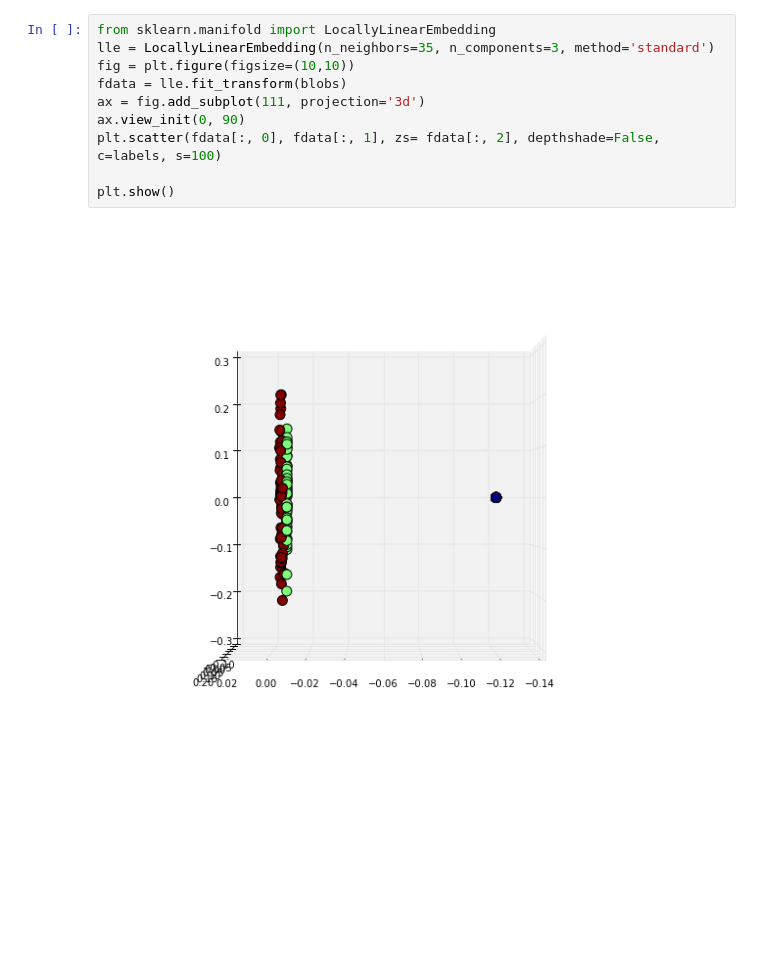
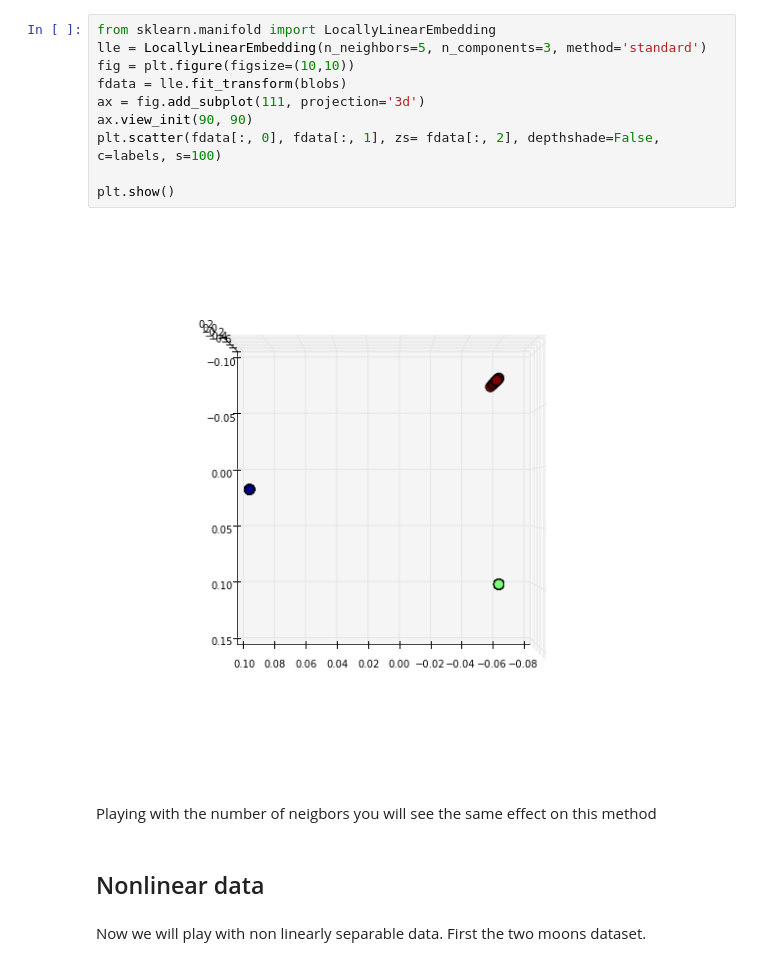
Before and after one commit to bejar/AMLTNotebooks, a Jupyter notebook: Notebooks/DimReductionEx.ipynb, the cells around one changed output. Saved outputs shown, nothing was run; the diff lists cells and outputs as text; blank space fills up the shorter version.

```diff
--- a/Notebooks/DimReductionEx.ipynb
+++ b/Notebooks/DimReductionEx.ipynb
@@ -60,15 +79,21 @@ plt.show()
 # %%
 from sklearn.manifold import LocallyLinearEmbedding
-lle = LocallyLinearEmbedding(n_neighbors=35, n_components=3, method='standard')
+lle = LocallyLinearEmbedding(n_neighbors=5, n_components=3, method='standard')
 fig = plt.figure(figsize=(10,10))
 fdata = lle.fit_transform(blobs)
 ax = fig.add_subplot(111, projection='3d')
-ax.view_init(0, 90)
+ax.view_init(90, 90)
 plt.scatter(fdata[:, 0], fdata[:, 1], zs= fdata[:, 2], depthshade=False, c=labels, s=100)
 
 plt.show()
 # %% [output]
-[figure, old version]
+[figure, new version]
+# %% [markdown]
+Playing with the number of neigbors you will see the same effect on this method
+# %% [markdown]
+## Nonlinear data
+# %% [markdown]
+Now we will play with non linearly separable data. First the two moons dataset.
 # %%
 from sklearn.datasets import make_moons
 moons, labels = make_moons(n_samples=200, noise=0.1)
```
Also changed, not shown: parts of 25 cells of this notebook, 5 other files.
